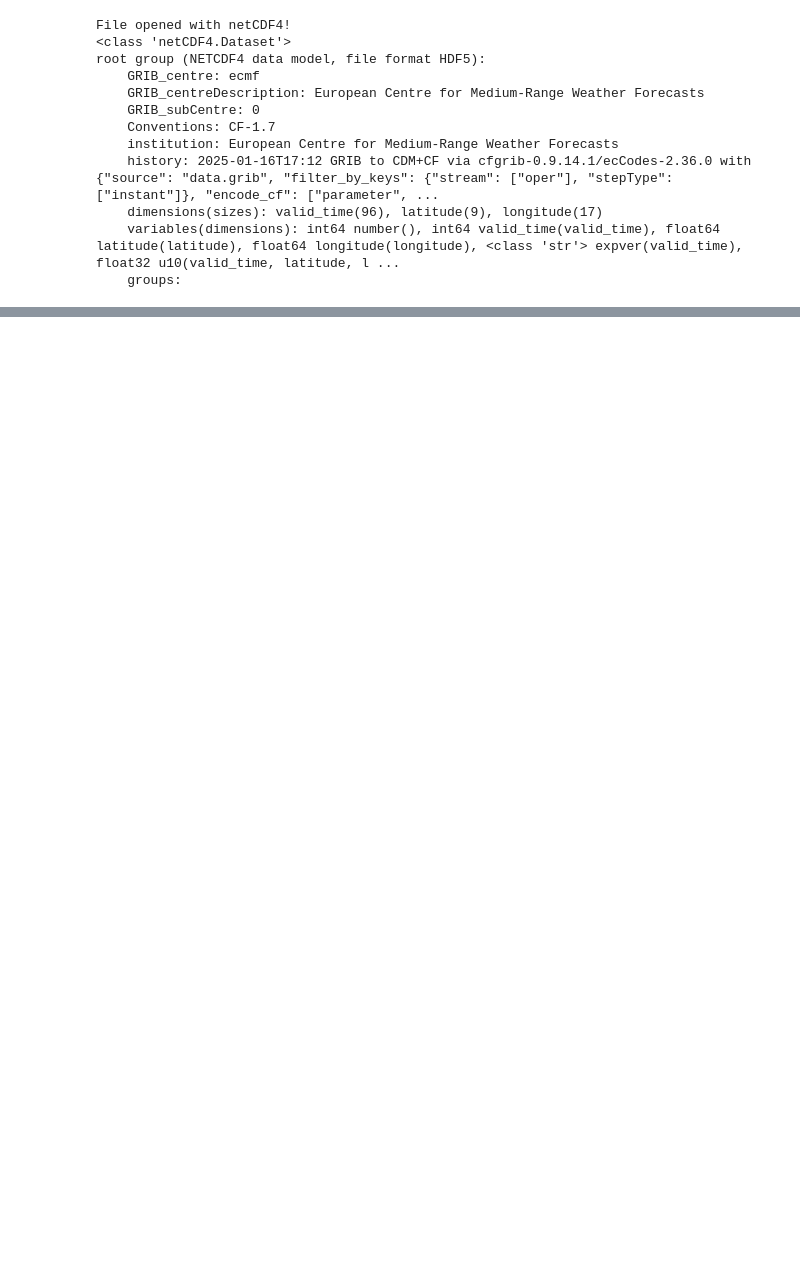
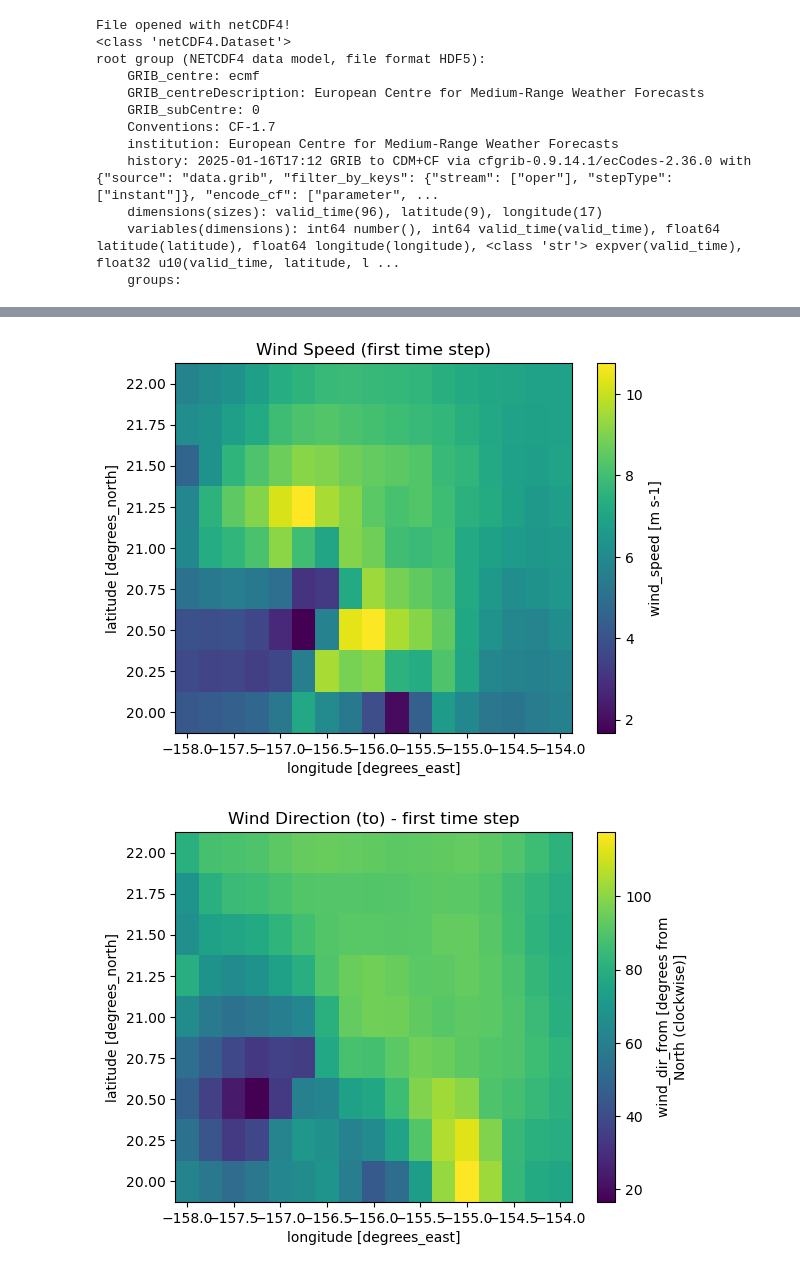
Before and after one commit to Abdullahr29/Benchmarking_WUI_Models, a Jupyter notebook: Data/ERA5_analysis.ipynb, the cells around one changed output, grey strips where cells are left out. Cells and saved outputs as stored; diff of their text form; code cells hidden in the pictures; blank space fills up the shorter version.

```diff
--- a/Data/ERA5_analysis.ipynb
+++ b/Data/ERA5_analysis.ipynb
@@ -46,0 +101,32 @@ filling on
+# %%
+u = ds["u10"]
+v = ds["v10"]
+
+# wind speed: sqrt(u^2 + v^2)
+wind_speed = np.sqrt(u**2 + v**2)
+
+# Optionally give it a name and attributes
+wind_speed.name = "wind_speed"
+wind_speed.attrs["units"] = "m s-1"
+
+# direction_to: arctan2(v, u), in degrees
+wind_dir_to = np.degrees(np.arctan2(v, u))
+
+# Convert from [-180, 180] to [0, 360) if desired
+wind_dir_to = (wind_dir_to + 360) % 360
+wind_dir_to.name = "wind_direction_to"
+wind_dir_to.attrs["units"] = "degrees from East (counter-clockwise)"
+
+# direction_from: 0° = from North, angles increase clockwise
+wind_dir_from = (270 - np.degrees(np.arctan2(v, u))) % 360
+wind_dir_from.name = "wind_direction_from"
+wind_dir_from.attrs["units"] = "degrees from North (clockwise)"
+
+# Combine these into a single dataset for convenience
+ds_wind = xr.Dataset({
+    "wind_speed": wind_speed,
+    "wind_dir_to": wind_dir_to,
+    "wind_dir_from": wind_dir_from
+})
+
+ds_wind
@@ -46,0 +146,13 @@ filling on
+# %%
+# Plot wind speed
+ds_wind["wind_speed"].isel(valid_time=0).plot()
+plt.title("Wind Speed (first time step)")
+plt.show()
+
+# Plot wind direction (to)
+ds_wind["wind_dir_from"].isel(valid_time=0).plot()
+plt.title("Wind Direction (to) - first time step")
+plt.show()
+# %% [output]
+[figure, added]
+[figure, added]
```
Also changed, not shown: parts of 13 cells of this notebook.
